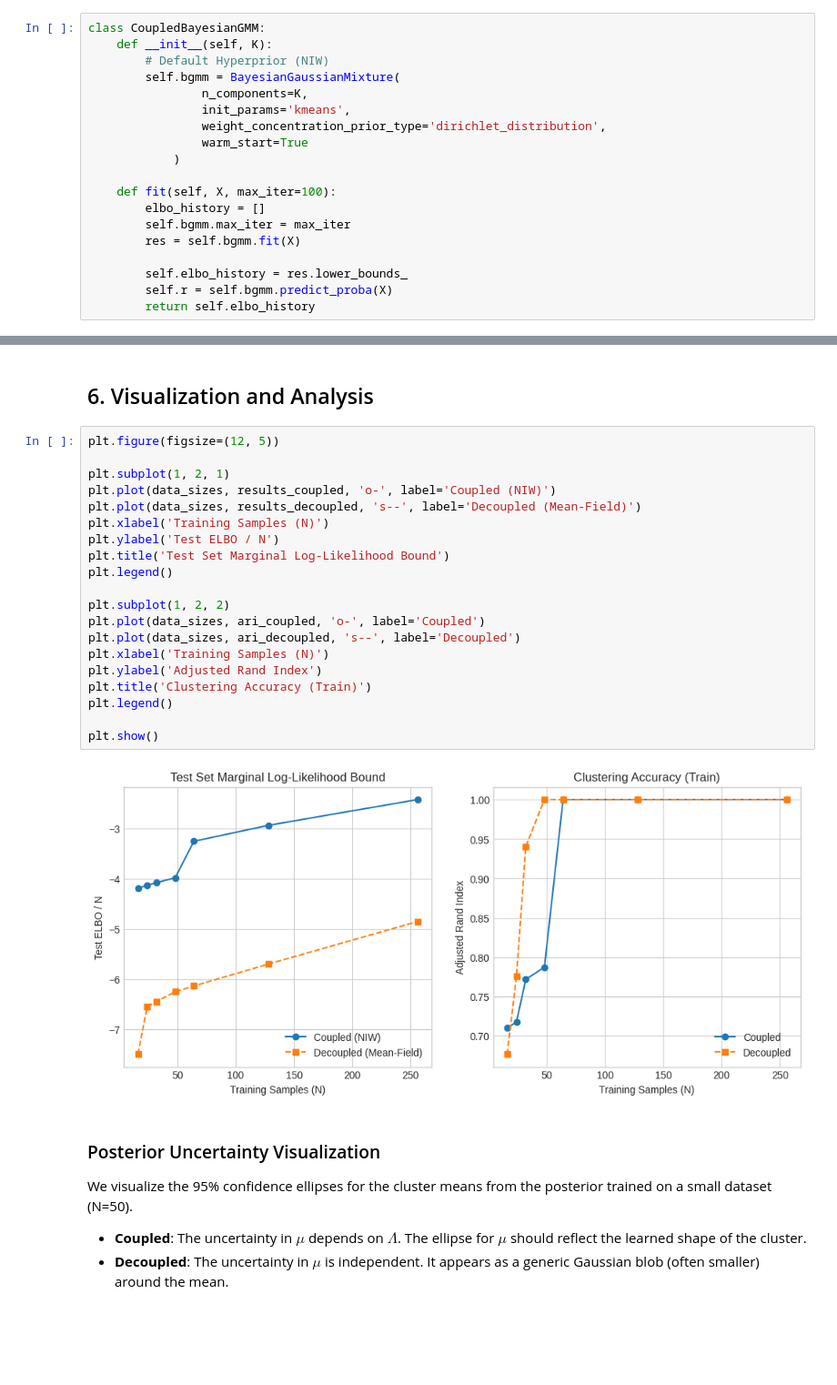
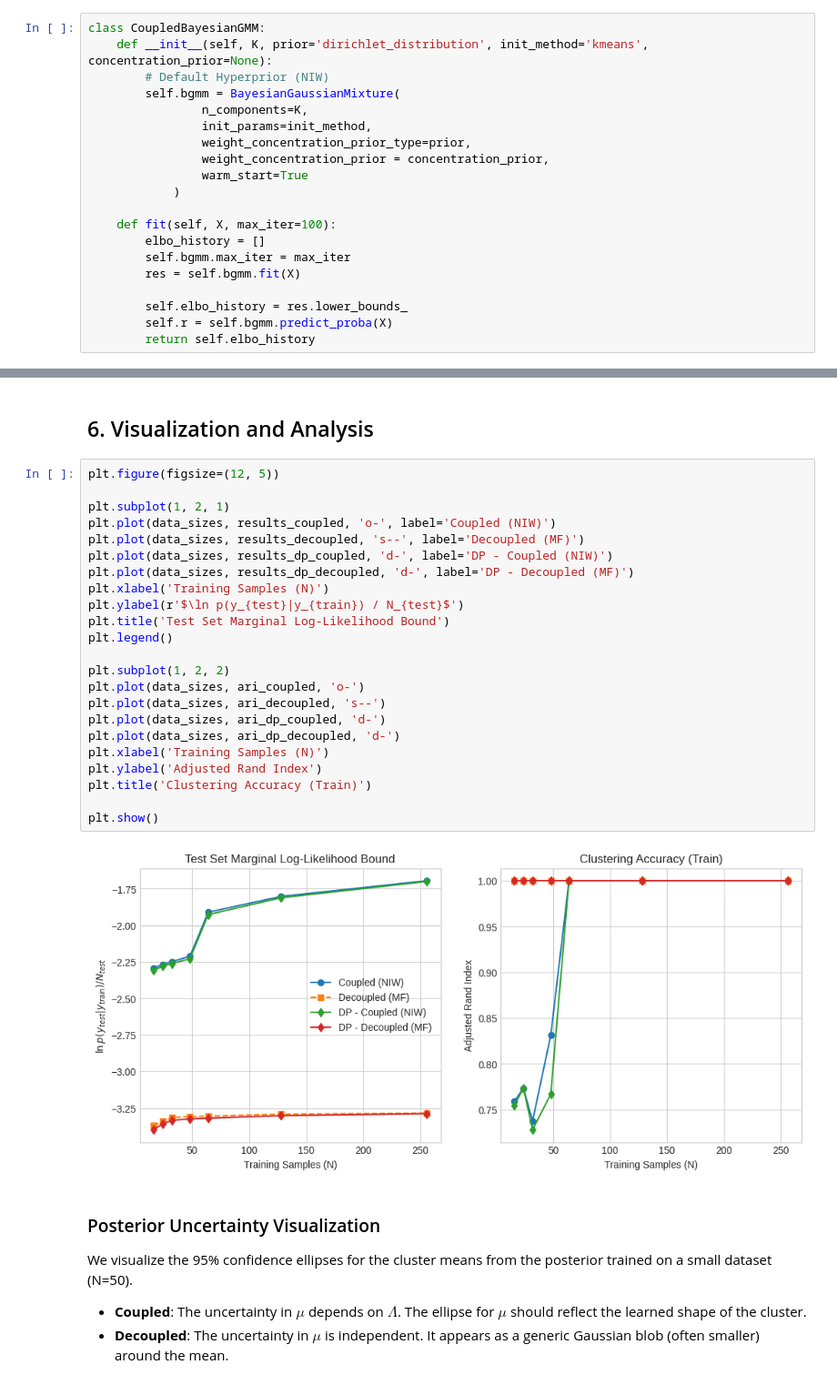
Before and after one commit to dimarkov/notes, a Jupyter notebook: bayesian_gmm_comparison.ipynb, the cells around one changed output, grey strips where cells are left out. Shown at 91% size. Cells and saved outputs as stored; diff of their text form; blank space fills up the shorter version.

```diff
--- a/bayesian_gmm_comparison.ipynb
+++ b/bayesian_gmm_comparison.ipynb
@@ -94,12 +94,13 @@ $$ p(\mu, \Lambda) = \mathcal{N}(\mu | m_0, (\beta_0 \Lambda)^{-1}) \mathcal{W}(
 Standard conjugate updates for $m_k, \beta_k, W_k, \nu_k$.
 # %%
 class CoupledBayesianGMM:
-    def __init__(self, K):
+    def __init__(self, K, prior='dirichlet_distribution', init_method='kmeans', concentration_prior=None):
         # Default Hyperprior (NIW)
         self.bgmm = BayesianGaussianMixture(
                 n_components=K,
-                init_params='kmeans',
-                weight_concentration_prior_type='dirichlet_distribution',
+                init_params=init_method,
+                weight_concentration_prior_type=prior,
+                weight_concentration_prior = concentration_prior,
                 warm_start=True
             )
 
@@ -361,25 +439,28 @@ N=256: Coupled ELBO=-2.42, Decoupled ELBO=-4.85
 # %%
 plt.figure(figsize=(12, 5))
 
 plt.subplot(1, 2, 1)
 plt.plot(data_sizes, results_coupled, 'o-', label='Coupled (NIW)')
-plt.plot(data_sizes, results_decoupled, 's--', label='Decoupled (Mean-Field)')
+plt.plot(data_sizes, results_decoupled, 's--', label='Decoupled (MF)')
+plt.plot(data_sizes, results_dp_coupled, 'd-', label='DP - Coupled (NIW)')
+plt.plot(data_sizes, results_dp_decoupled, 'd-', label='DP - Decoupled (MF)')
 plt.xlabel('Training Samples (N)')
-plt.ylabel('Test ELBO / N')
+plt.ylabel(r'$\ln p(y_{test}|y_{train}) / N_{test}$')
 plt.title('Test Set Marginal Log-Likelihood Bound')
 plt.legend()
 
 plt.subplot(1, 2, 2)
-plt.plot(data_sizes, ari_coupled, 'o-', label='Coupled')
-plt.plot(data_sizes, ari_decoupled, 's--', label='Decoupled')
+plt.plot(data_sizes, ari_coupled, 'o-')
+plt.plot(data_sizes, ari_decoupled, 's--')
+plt.plot(data_sizes, ari_dp_coupled, 'd-')
+plt.plot(data_sizes, ari_dp_decoupled, 'd-')
 plt.xlabel('Training Samples (N)')
 plt.ylabel('Adjusted Rand Index')
 plt.title('Clustering Accuracy (Train)')
-plt.legend()
 
 plt.show()
 # %% [output]
-[figure, old version]
+[figure, new version]
 # %% [markdown]
 ### Posterior Uncertainty Visualization
 
```
Also changed, not shown: parts of 5 cells of this notebook.
